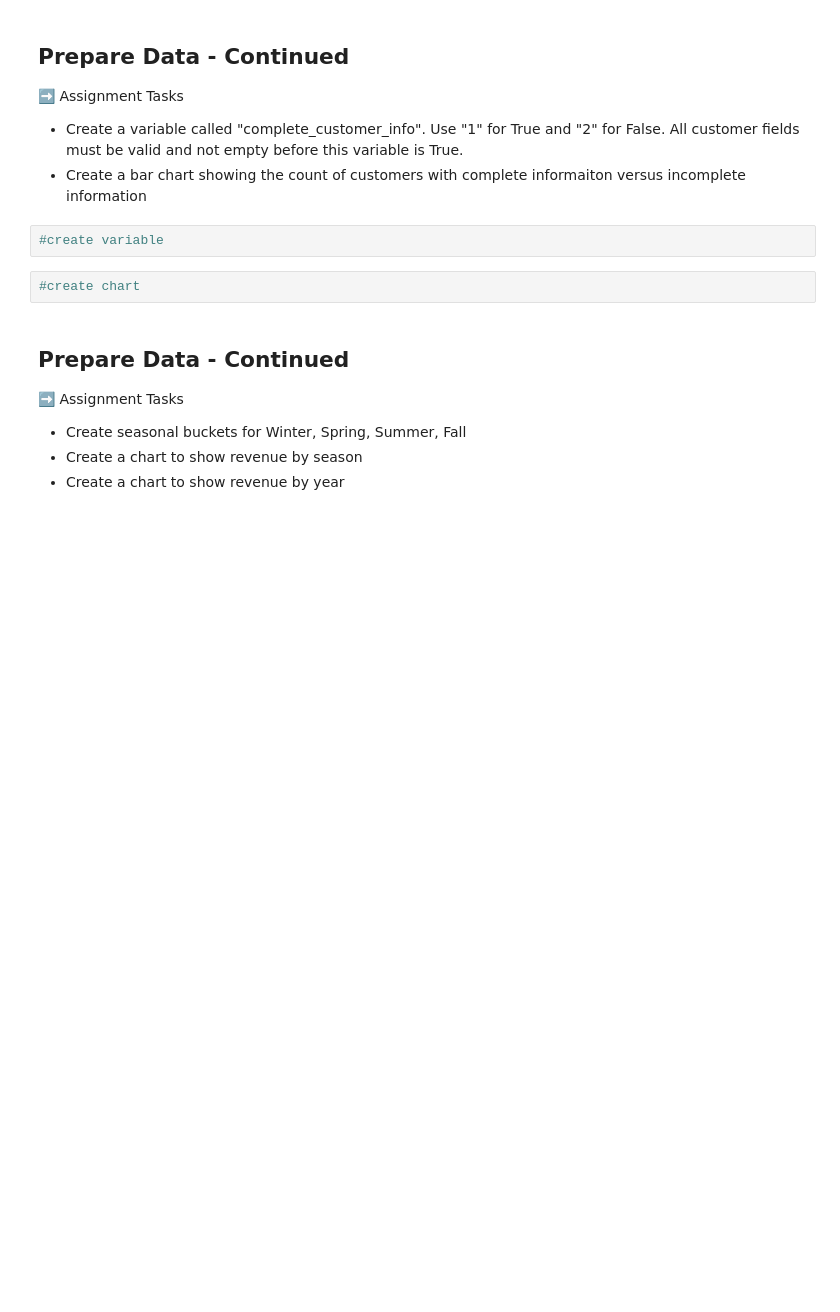
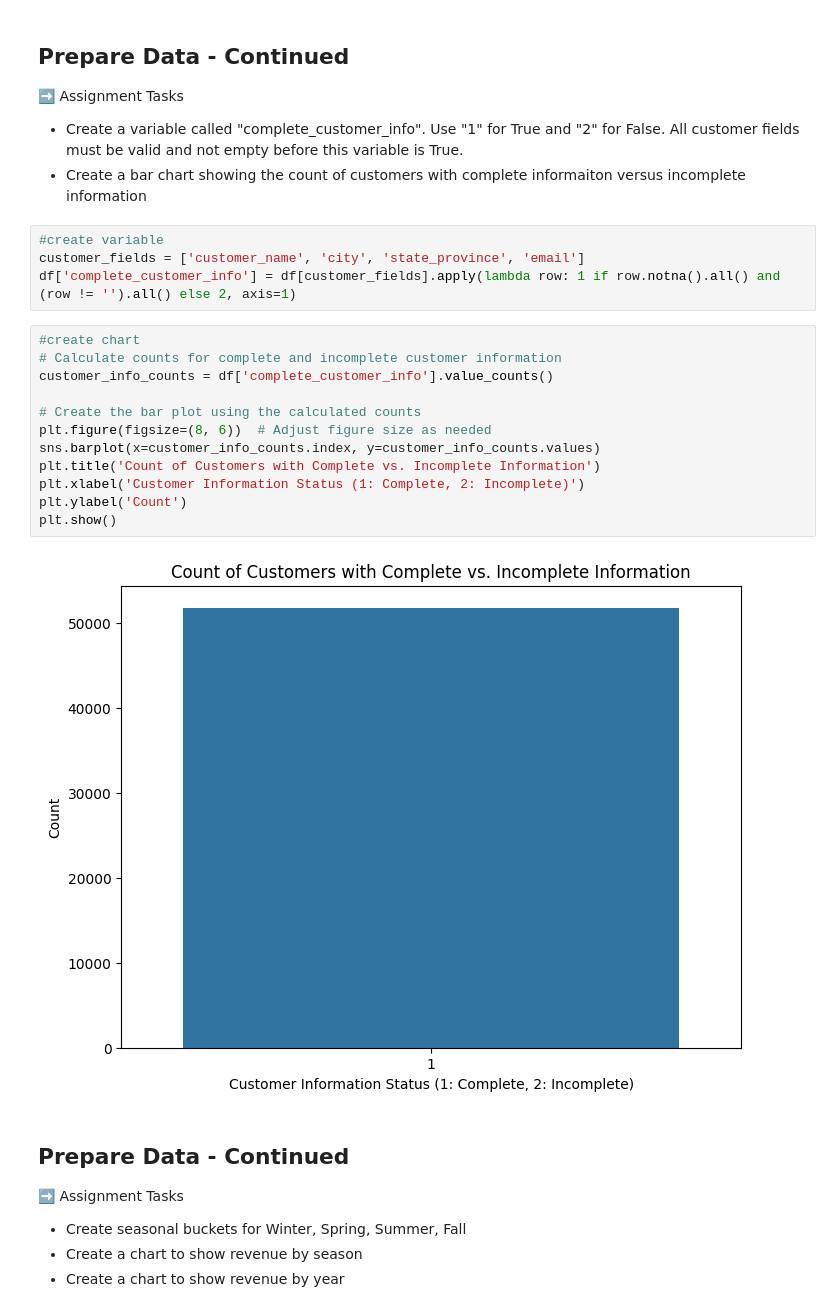
Before and after one commit to MHN-Main/4487, a Jupyter notebook: Labs/Scripts/lab_07_retailer_eda2.ipynb, the cells around one changed output. Drawn from its saved outputs; the diff is of its cells as text; blank space fills up the shorter version.

```diff
--- a/Labs/Scripts/lab_07_retailer_eda2.ipynb
+++ b/Labs/Scripts/lab_07_retailer_eda2.ipynb
@@ -113,10 +113,24 @@ df['state_province'] = df['state_province'].fillna(most_frequent_state)
 ➡️ Assignment Tasks
 - Create a variable called "complete_customer_info".   Use "1" for True and "2" for False.  All customer fields must be valid and not empty before this variable is True.
 - Create a bar chart showing the count of customers with complete informaiton versus incomplete information
-# %%
-#create variable
-# %%
-#create chart
+# %%
+#create variable
+customer_fields = ['customer_name', 'city', 'state_province', 'email']
+df['complete_customer_info'] = df[customer_fields].apply(lambda row: 1 if row.notna().all() and (row != '').all() else 2, axis=1)
+# %%
+#create chart
+# Calculate counts for complete and incomplete customer information
+customer_info_counts = df['complete_customer_info'].value_counts()
+
+# Create the bar plot using the calculated counts
+plt.figure(figsize=(8, 6))  # Adjust figure size as needed
+sns.barplot(x=customer_info_counts.index, y=customer_info_counts.values)
+plt.title('Count of Customers with Complete vs. Incomplete Information')
+plt.xlabel('Customer Information Status (1: Complete, 2: Incomplete)')
+plt.ylabel('Count')
+plt.show()
+# %% [output]
+[figure, added]
 # %% [markdown]
 ## Prepare Data - Continued
 
```
